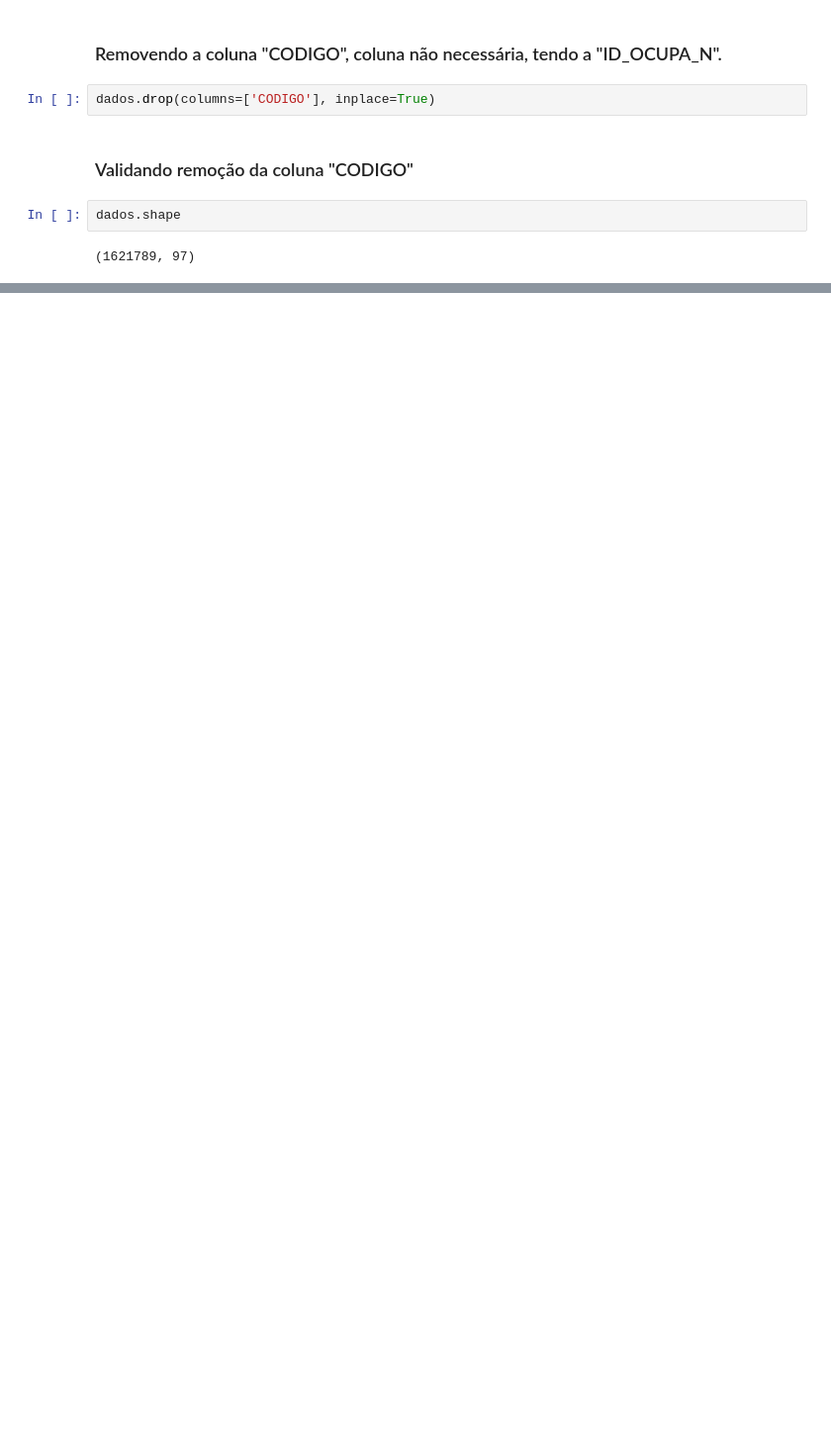
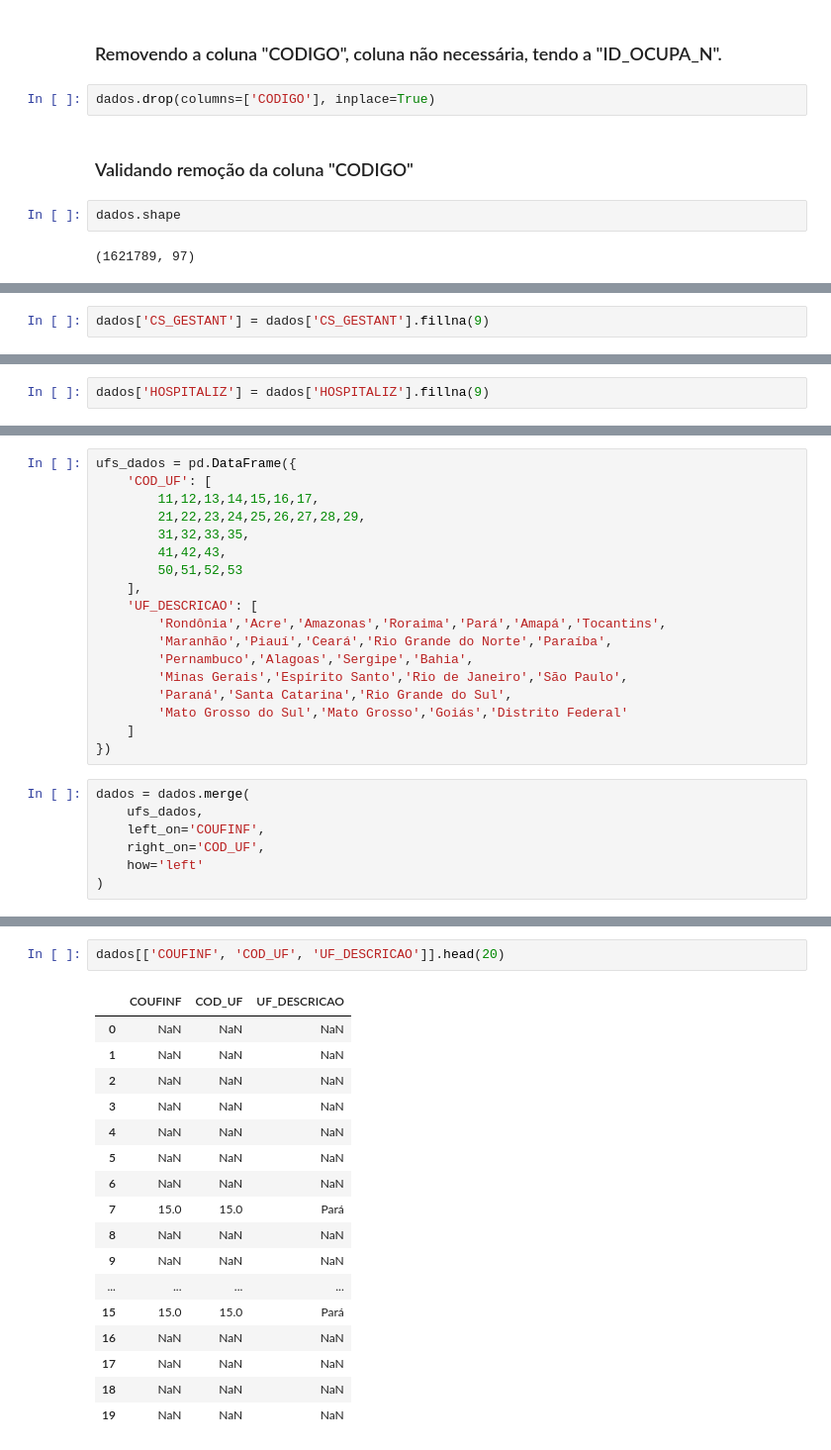
Before and after one commit to rodrigoandrade/8IADT-tech-challenge-fase1, a Jupyter notebook: tech_challenge_fase_1.ipynb, the cells around one changed output, grey strips where cells are left out. Shown at 99% size. Cells and saved outputs as stored; diff of their text form; blank space fills up the shorter version.

```diff
--- a/tech_challenge_fase_1.ipynb
+++ b/tech_challenge_fase_1.ipynb
@@ -286,0 +371,2 @@ dados.shape
+# %%
+dados['CS_GESTANT'] = dados['CS_GESTANT'].fillna(9)
@@ -286,0 +383,2 @@ dados.shape
+# %%
+dados['HOSPITALIZ'] = dados['HOSPITALIZ'].fillna(9)
@@ -286,0 +393,25 @@ dados.shape
+# %%
+ufs_dados = pd.DataFrame({
+    'COD_UF': [
+        11,12,13,14,15,16,17,
+        21,22,23,24,25,26,27,28,29,
+        31,32,33,35,
+        41,42,43,
+        50,51,52,53
+    ],
+    'UF_DESCRICAO': [
+        'Rondônia','Acre','Amazonas','Roraima','Pará','Amapá','Tocantins',
+        'Maranhão','Piauí','Ceará','Rio Grande do Norte','Paraíba',
+        'Pernambuco','Alagoas','Sergipe','Bahia',
+        'Minas Gerais','Espírito Santo','Rio de Janeiro','São Paulo',
+        'Paraná','Santa Catarina','Rio Grande do Sul',
+        'Mato Grosso do Sul','Mato Grosso','Goiás','Distrito Federal'
+    ]
+})
+# %%
+dados = dados.merge(
+    ufs_dados,
+    left_on='COUFINF',
+    right_on='COD_UF',
+    how='left'
+)
@@ -286,0 +424,20 @@ dados.shape
+# %%
+dados[['COUFINF', 'COD_UF', 'UF_DESCRICAO']].head(20)
+# %% [output]
+|  | COUFINF | COD_UF | UF_DESCRICAO |
+| 0 | NaN | NaN | NaN |
+| 1 | NaN | NaN | NaN |
+| 2 | NaN | NaN | NaN |
+| 3 | NaN | NaN | NaN |
+| 4 | NaN | NaN | NaN |
+| 5 | NaN | NaN | NaN |
+| 6 | NaN | NaN | NaN |
+| 7 | 15.0 | 15.0 | Pará |
+| 8 | NaN | NaN | NaN |
+| 9 | NaN | NaN | NaN |
+| ... | ... | ... | ... |
+| 15 | 15.0 | 15.0 | Pará |
+| 16 | NaN | NaN | NaN |
+| 17 | NaN | NaN | NaN |
+| 18 | NaN | NaN | NaN |
+| 19 | NaN | NaN | NaN |
```
Also changed, not shown: parts of 73 cells of this notebook.
